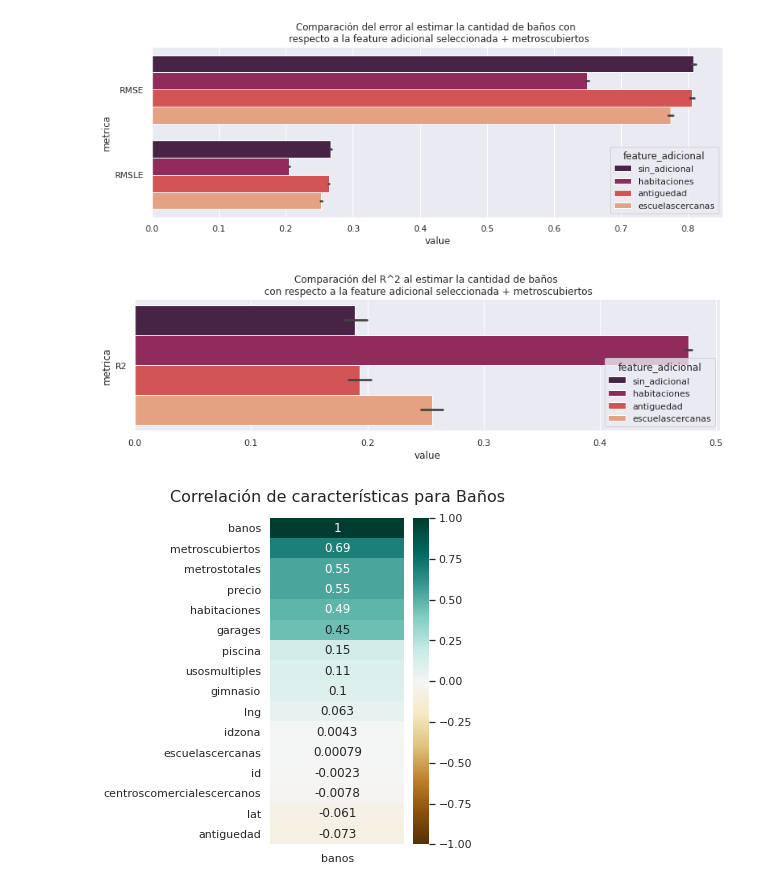
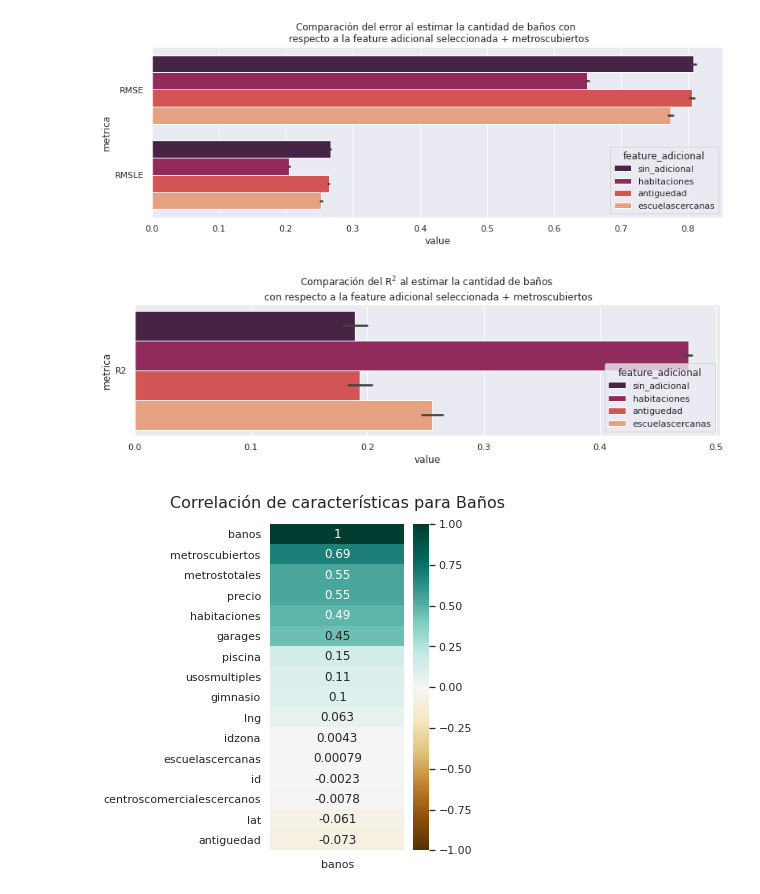
Before and after one commit to davidvenegasr/TP3-MetNum, a Jupyter notebook: notebooks/Exp1.ipynb, the cells around one changed output. Cells and saved outputs as stored; diff of their text form; code cells hidden in the pictures.

```diff
--- a/notebooks/Exp1.ipynb
+++ b/notebooks/Exp1.ipynb
@@ -149,13 +155,13 @@ plt.savefig("Exp1/Comp-de-error-para-las-features-seleccionadas.png", bbox_inche
 # %%
 sns.set()
 plt.figure(figsize=(13, 3))
 
 sns.barplot(data=pd.concat([df_results_r2]), y='metrica', x="value", hue="feature_adicional", palette="rocket")
-plt.title("Comparación del R^2 al estimar la cantidad de baños \n con respecto a la feature adicional seleccionada + metroscubiertos")
+plt.title("Comparación del $\mathrm{R}^2$ al estimar la cantidad de baños \n con respecto a la feature adicional seleccionada + metroscubiertos")
 
 plt.savefig("Exp1/Comp-de-r2-para-las-features-seleccionadas.png", bbox_inches = "tight")
 # %% [output]
-[figure, old version]
+[figure, new version]
 # %%
 plt.figure(figsize=(3, 6))
 heatmap = sns.heatmap(df_train.corr()[['banos']].sort_values(by='banos', ascending=False), vmin=-1, vmax=1, annot=True, cmap='BrBG')
```
Also changed, not shown: parts of 5 cells of this notebook, 2 other files.
